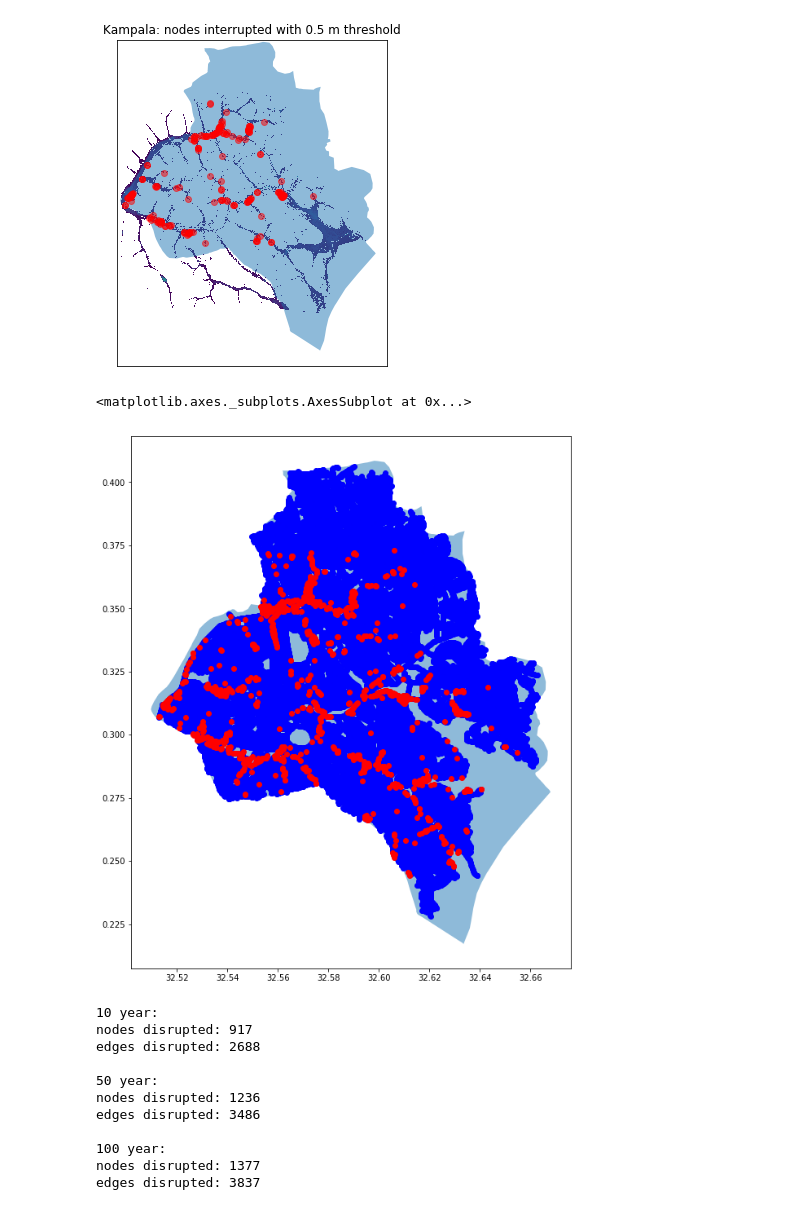
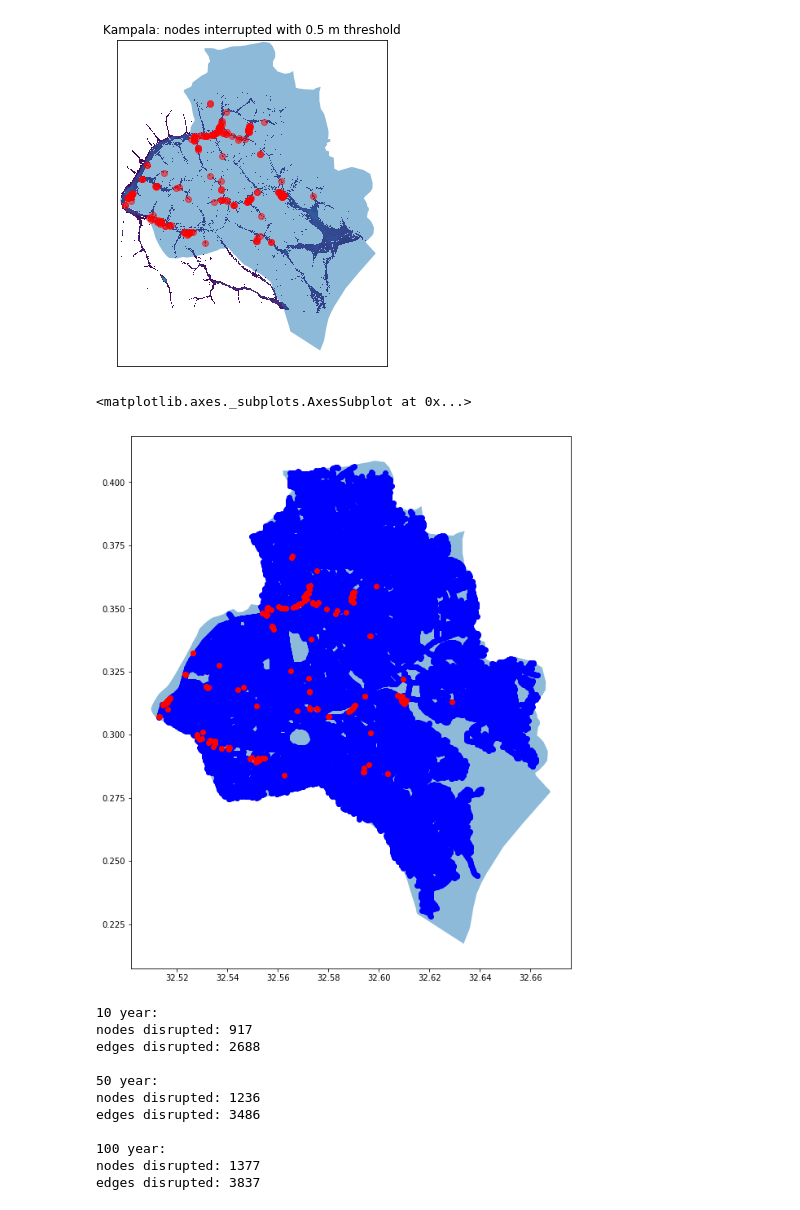
Before and after one commit to GFDRR/network_analysis, a Jupyter notebook: flooding10.ipynb, the cells around one changed output. Saved outputs shown, nothing was run; the diff lists cells and outputs as text; code cells hidden in the pictures.

```diff
--- a/flooding10.ipynb
+++ b/flooding10.ipynb
@@ -142,13 +142,13 @@ gdf_50[gdf_50.flood_depth_50_yr>threshold].plot(figsize=[8,8],color='r',ax=ax,al
 <matplotlib.axes._subplots.AxesSubplot at 0x...>
 [figure]
 # %%
-threshold = 0.15
+threshold = 0.5
 ax = boundary_GDF.plot(alpha = 0.5, figsize=[12,12])
 gdf_50[gdf_50.flood_depth_50_yr<threshold].plot(color='b',ax=ax)
 gdf_50[gdf_50.flood_depth_50_yr>threshold].plot(color='r',ax=ax)
 # %% [output]
 <matplotlib.axes._subplots.AxesSubplot at 0x...>
-[figure, old version]
+[figure, new version]
 # %%
 my_flood_depth = 0.15
 fail_value = 999999999999999
```
Also changed, not shown: parts of 10 cells of this notebook, 52 other files.
